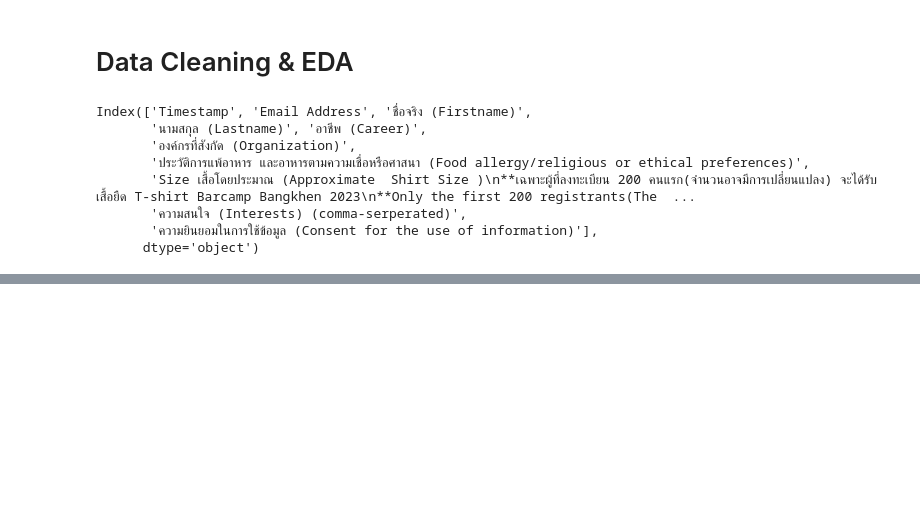
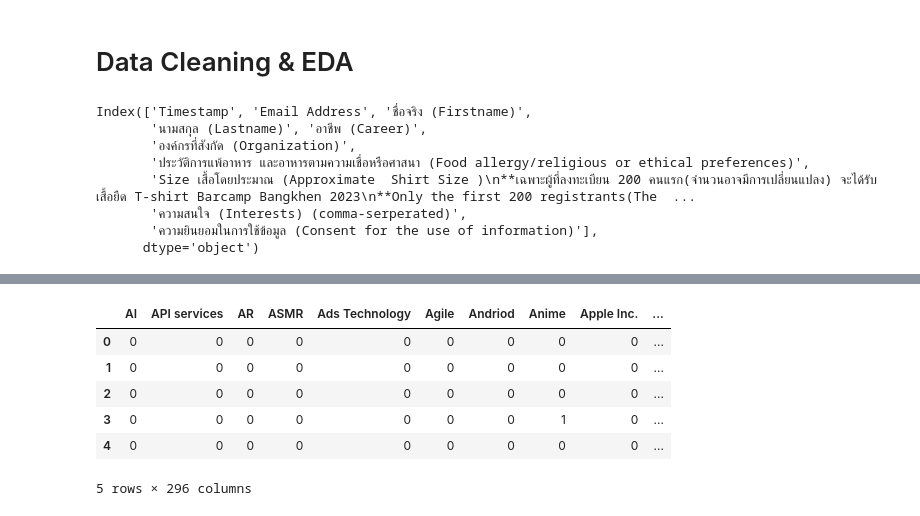
Before and after one commit to Kopzzz/BCBK2023-Participant-Insights, a Jupyter notebook: code/BCBK2023_Cleaning&EDA.ipynb, the cells around one changed output, grey strips where cells are left out. Drawn from its saved outputs; the diff is of its cells as text; code cells hidden in the pictures; blank space fills up the shorter version.

```diff
--- a/code/BCBK2023_Cleaning&EDA.ipynb
+++ b/code/BCBK2023_Cleaning&EDA.ipynb
@@ -53,0 +72,11 @@ Name: interest, dtype: object
+# %%
+interest_dummy = interest_dummy.drop(interest_dummy.columns[[0]],axis = 1)
+interest_dummy.head()
+# %% [output]
+|  | AI | API services | AR | ASMR | Ads Technology | Agile | Andriod | Anime | Apple Inc. | ... |
+| 0 | 0 | 0 | 0 | 0 | 0 | 0 | 0 | 0 | 0 | ... |
+| 1 | 0 | 0 | 0 | 0 | 0 | 0 | 0 | 0 | 0 | ... |
+| 2 | 0 | 0 | 0 | 0 | 0 | 0 | 0 | 0 | 0 | ... |
+| 3 | 0 | 0 | 0 | 0 | 0 | 0 | 0 | 1 | 0 | ... |
+| 4 | 0 | 0 | 0 | 0 | 0 | 0 | 0 | 0 | 0 | ... |
+5 rows × 296 columns
```
Also changed, not shown: parts of 7 cells of this notebook.
